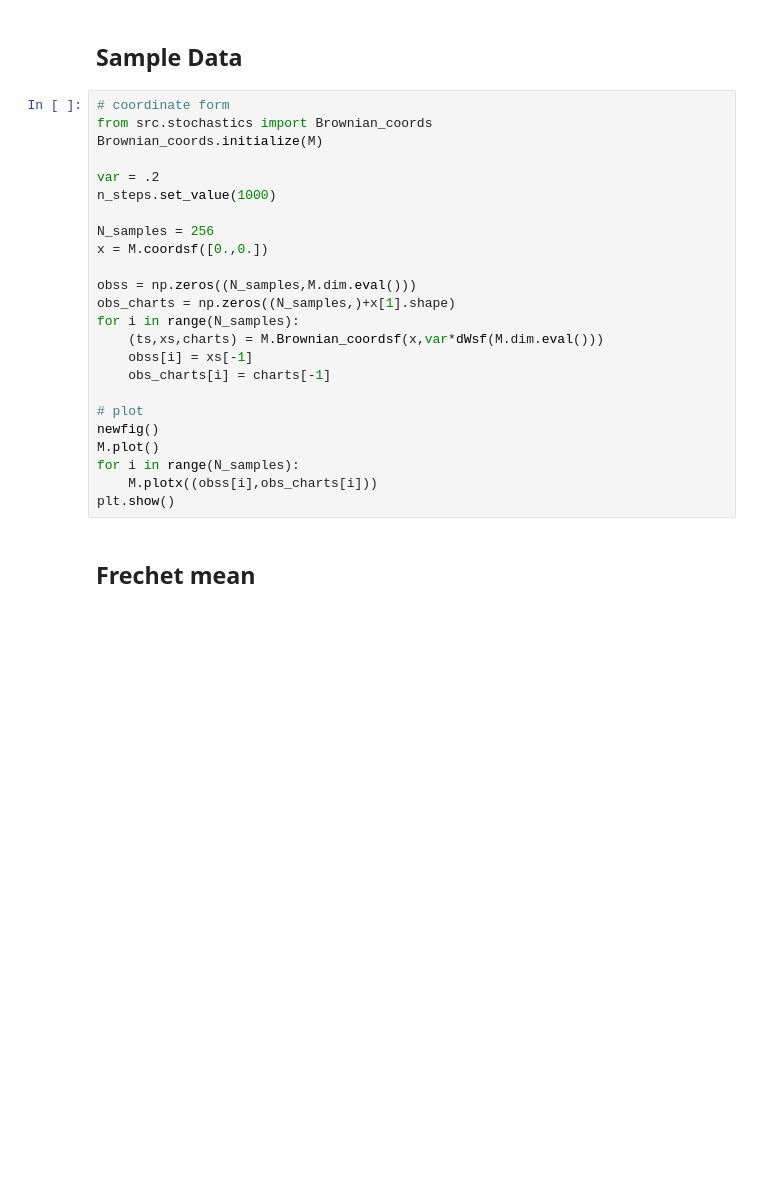
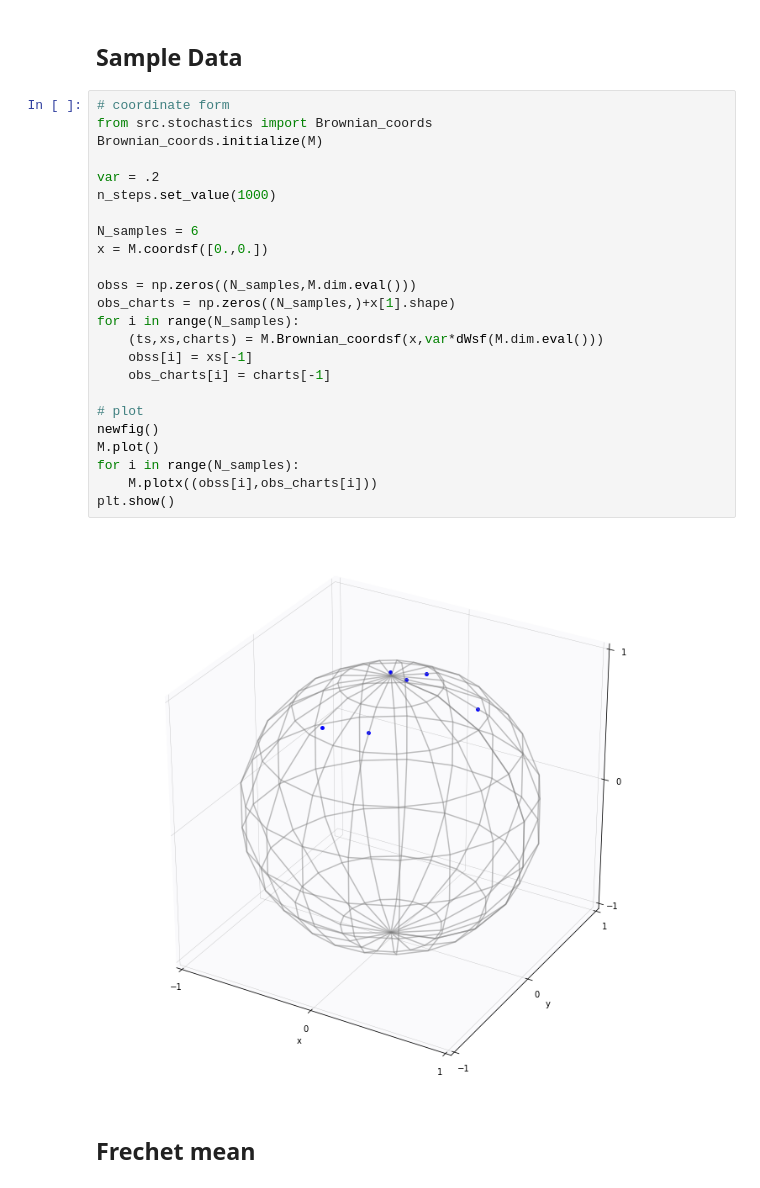
Before and after one commit to mathias-hojgaard/theanogeometry, a Jupyter notebook: S2_statistics.ipynb, the cells around one changed output. Cells and saved outputs as stored; diff of their text form; blank space fills up the shorter version.

```diff
--- a/S2_statistics.ipynb
+++ b/S2_statistics.ipynb
@@ -42,27 +63,29 @@ Log.initialize(M)
 # %%
 # coordinate form
 from src.stochastics import Brownian_coords
 Brownian_coords.initialize(M)
 
 var = .2
 n_steps.set_value(1000)
 
-N_samples = 256
+N_samples = 6
 x = M.coordsf([0.,0.])
 
 obss = np.zeros((N_samples,M.dim.eval()))
 obs_charts = np.zeros((N_samples,)+x[1].shape)
 for i in range(N_samples):
     (ts,xs,charts) = M.Brownian_coordsf(x,var*dWsf(M.dim.eval()))
     obss[i] = xs[-1]
     obs_charts[i] = charts[-1]
 
 # plot
 newfig()
 M.plot()
 for i in range(N_samples):
     M.plotx((obss[i],obs_charts[i]))
 plt.show()
+# %% [output]
+[figure, added]
 # %% [markdown]
 ## Frechet mean
 # %%
```
Also changed, not shown: parts of 6 cells of this notebook, 11 other files.
